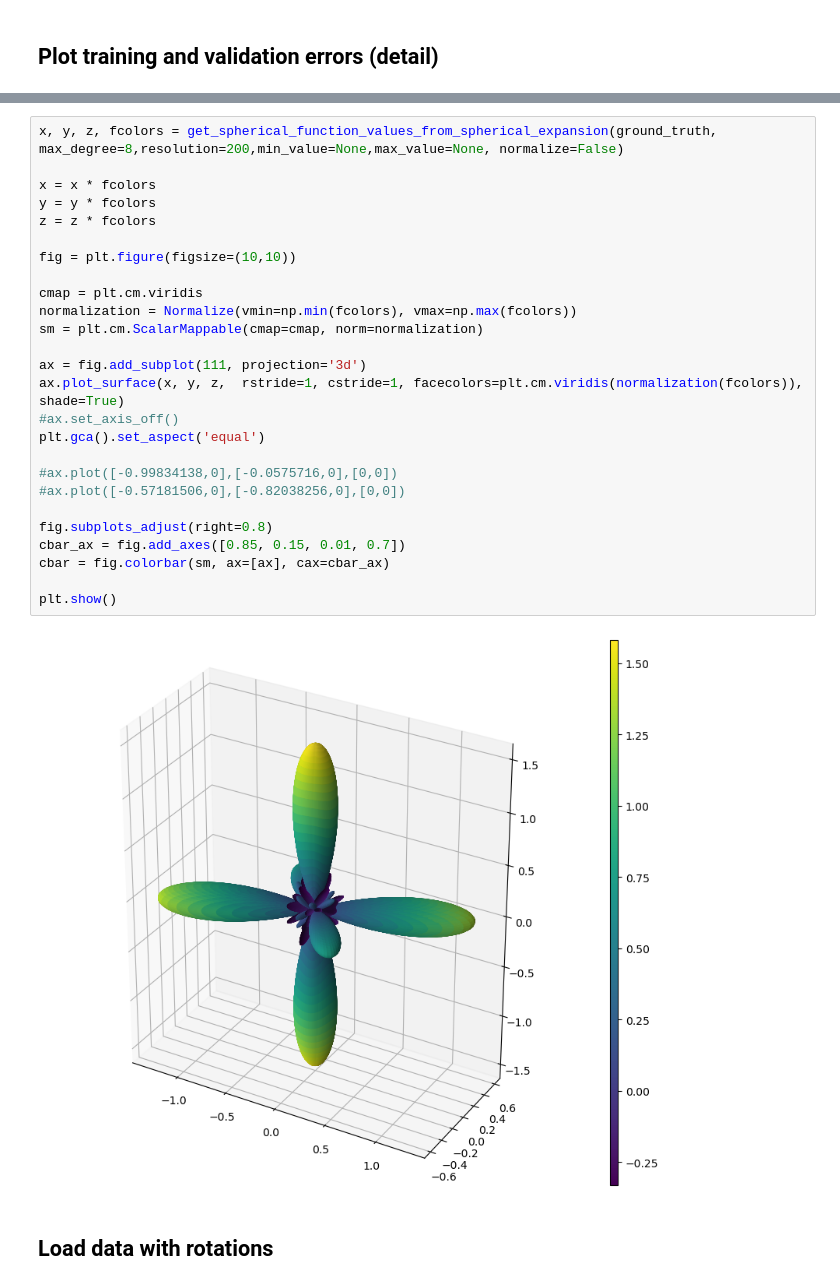
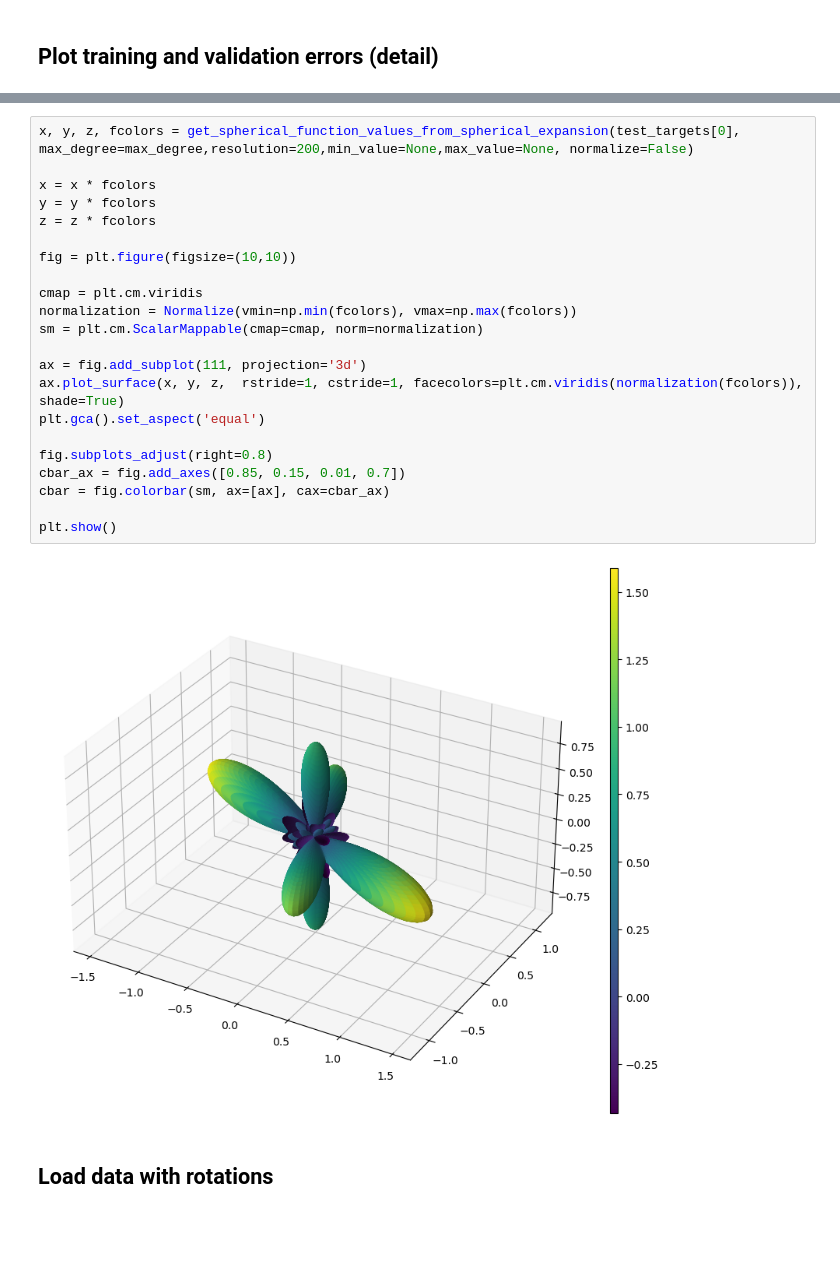
Before and after one commit to AlesRessler/AlesMScProject, a Jupyter notebook: 10 Multi-layer perceptron.ipynb, the cells around one changed output, grey strips where cells are left out. Saved outputs shown, nothing was run; the diff lists cells and outputs as text; blank space fills up the shorter version.

```diff
--- a/10 Multi-layer perceptron.ipynb
+++ b/10 Multi-layer perceptron.ipynb
@@ -226,31 +233,27 @@ ground_truth = val_targets[2]
 # %%
-x, y, z, fcolors = get_spherical_function_values_from_spherical_expansion(ground_truth, max_degree=8,resolution=200,min_value=None,max_value=None, normalize=False)
+x, y, z, fcolors = get_spherical_function_values_from_spherical_expansion(test_targets[0], max_degree=max_degree,resolution=200,min_value=None,max_value=None, normalize=False)
 
 x = x * fcolors
 y = y * fcolors
 z = z * fcolors
 
 fig = plt.figure(figsize=(10,10))
 
 cmap = plt.cm.viridis
 normalization = Normalize(vmin=np.min(fcolors), vmax=np.max(fcolors))
 sm = plt.cm.ScalarMappable(cmap=cmap, norm=normalization)
 
 ax = fig.add_subplot(111, projection='3d')
 ax.plot_surface(x, y, z,  rstride=1, cstride=1, facecolors=plt.cm.viridis(normalization(fcolors)), shade=True)
-#ax.set_axis_off()
 plt.gca().set_aspect('equal')
-
-#ax.plot([-0.99834138,0],[-0.0575716,0],[0,0])
-#ax.plot([-0.57181506,0],[-0.82038256,0],[0,0])
 
 fig.subplots_adjust(right=0.8)
 cbar_ax = fig.add_axes([0.85, 0.15, 0.01, 0.7])
 cbar = fig.colorbar(sm, ax=[ax], cax=cbar_ax)
 
 plt.show()
 # %% [output]
-[figure, old version]
+[figure, new version]
 # %% [markdown]
 ## Load data with rotations
 # %%
```
Also changed, not shown: parts of 32 cells of this notebook, 2 other files.
